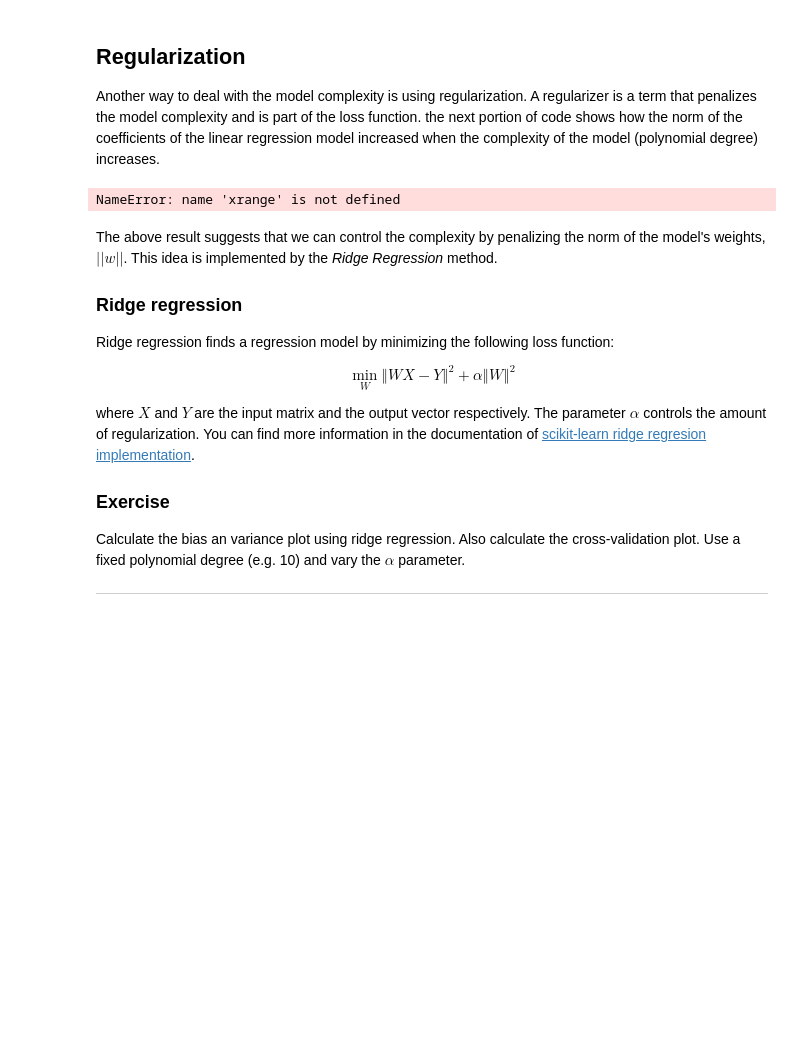
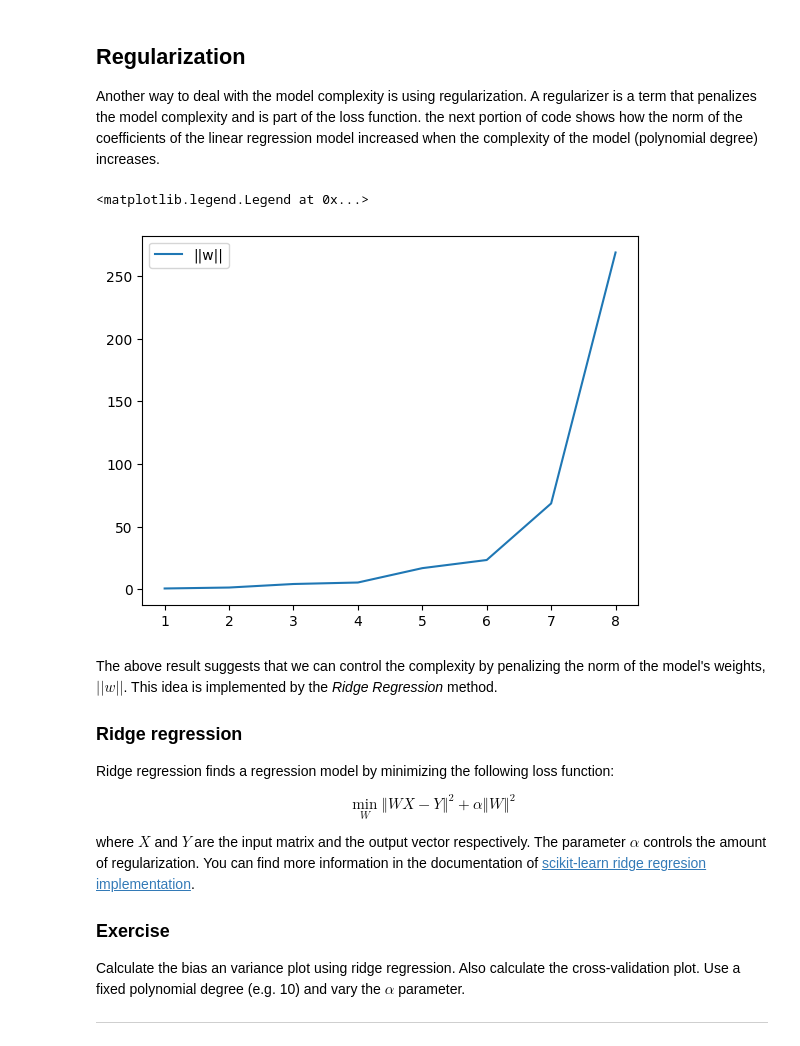
Before and after one commit to ccjimenezm/machine_learning2024, a Jupyter notebook: Bias_and_Variance.ipynb, the cells around one changed output. Drawn from its saved outputs; the diff is of its cells as text; code cells hidden in the pictures; blank space fills up the shorter version.

```diff
--- a/Bias_and_Variance.ipynb
+++ b/Bias_and_Variance.ipynb
@@ -182,15 +182,16 @@ Another way to deal with the model complexity is using regularization. A regular
 # %%
 n_samples = 20
 train_x, train_y = sample(n_samples)
 max_degree = 9
 w_norm = []
-for degree in xrange(1, max_degree):
+for degree in range(1, max_degree):
     model = fit_polynomial(train_x, train_y, degree)
     w_norm.append(pl.norm(model.coef_))
 pl.plot(range(1, max_degree), w_norm, label='||w||')
 pl.legend()
 # %% [output]
-NameError: name 'xrange' is not defined
+<matplotlib.legend.Legend at 0x...>
+[figure, added]
 # %% [markdown]
 The above result suggests that we can control the complexity by penalizing the norm of the model's weights, $||w||$. This idea is implemented by the *Ridge Regression* method.
 
```
Also changed, not shown: parts of 2 cells of this notebook.
